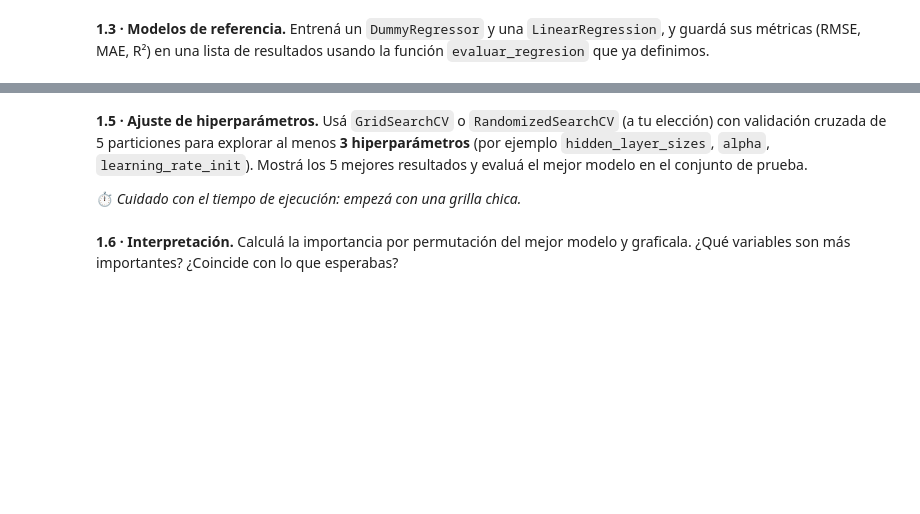
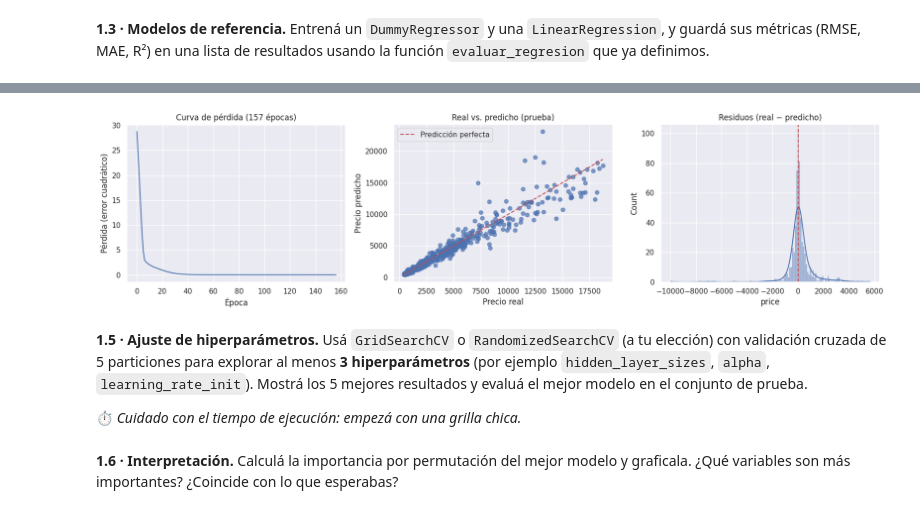
Before and after one commit to SolJosefinaMercado/AprendizajeAutomatico1, a Jupyter notebook: ISSD_AA1_Taller_redes_neuronales_sklearn_regresión.ipynb, the cells around one changed output, grey strips where cells are left out. Saved outputs shown, nothing was run; the diff lists cells and outputs as text; code cells hidden in the pictures; blank space fills up the shorter version.

```diff
--- a/ISSD_AA1_Taller_redes_neuronales_sklearn_regresión.ipynb
+++ b/ISSD_AA1_Taller_redes_neuronales_sklearn_regresión.ipynb
@@ -876,3 +990,36 @@ plt.show()
+# %%
+# @title
+# Obtenemos el objeto MLP que está dentro del regressor (Pipeline) del TransformedTargetRegressor
+red = modelo_d.regressor_.named_steps["mlp"]
+pred_prueba_d = modelo_d.predict(X_test_d)
+residuos = y_test_d - pred_prueba_d
+
+fig, ejes = plt.subplots(1, 3, figsize=(17, 4.5))
+
+# 1) Curva de pérdida durante el entrenamiento
+ejes[0].plot(red.loss_curve_)
+ejes[0].set_title(f"Curva de pérdida ({red.n_iter_} épocas)")
+ejes[0].set_xlabel("Época")
+ejes[0].set_ylabel("Pérdida (error cuadrático)")
+
+# 2) Real vs predicho
+ejes[1].scatter(y_test_d, pred_prueba_d, alpha=0.7)
+lim = [y_test_d.min(), y_test_d.max()]
+ejes[1].plot(lim, lim, "r--", label="Predicción perfecta")
+ejes[1].set_title("Real vs. predicho (prueba)")
+ejes[1].set_xlabel("Precio real")
+ejes[1].set_ylabel("Precio predicho")
+ejes[1].legend()
+
+# 3) Histograma de residuos
+sns.histplot(residuos, kde=True, ax=ejes[2])
+ejes[2].axvline(0, color="r", linestyle="--")
+ejes[2].set_title("Residuos (real − predicho)")
+
+plt.tight_layout()
+plt.show()
+# %% [output]
+[figure, added]
 # %% [markdown]
 **1.5 · Ajuste de hiperparámetros.** Usá `GridSearchCV` o `RandomizedSearchCV` (a tu elección) con validación cruzada de 5 particiones para explorar al menos **3 hiperparámetros** (por ejemplo `hidden_layer_sizes`, `alpha`, `learning_rate_init`). Mostrá los 5 mejores resultados y evaluá el mejor modelo en el conjunto de prueba.
 
```
Also changed, not shown: parts of 13 cells of this notebook.
